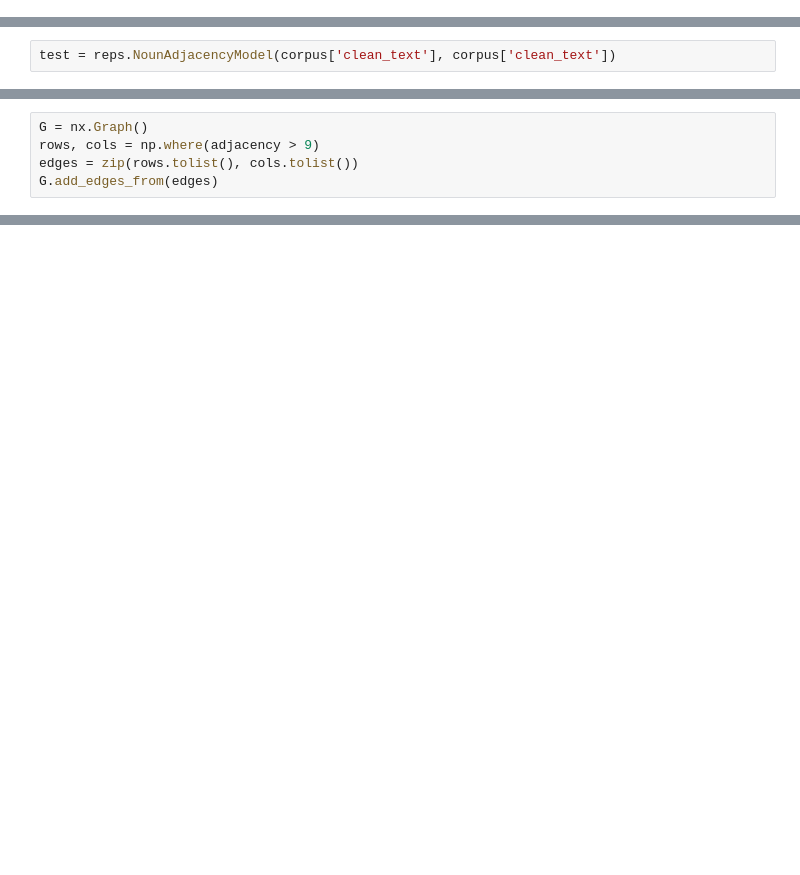
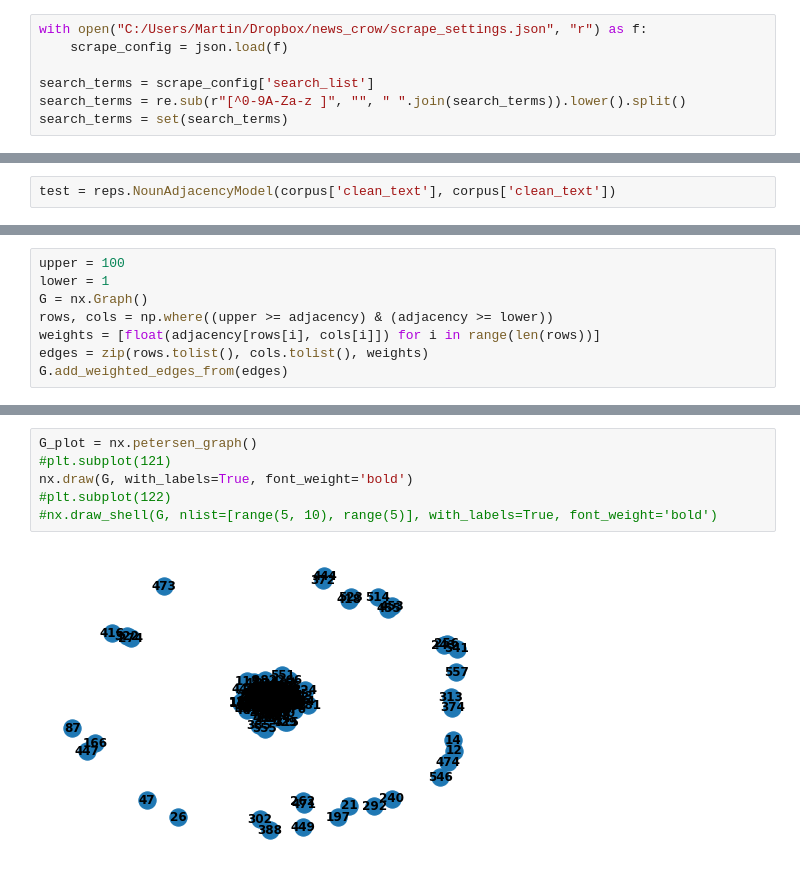
Before and after one commit to MartinChrisWood/news_crow, a Jupyter notebook: 01_topic_pipeline.ipynb, the cells around one changed output, grey strips where cells are left out. Drawn from its saved outputs; the diff is of its cells as text; blank space fills up the shorter version.

```diff
--- a/01_topic_pipeline.ipynb
+++ b/01_topic_pipeline.ipynb
@@ -143,0 +150,7 @@ pd.unique(clusterer.labels_)
+# %%
+with open("C:/Users/Martin/Dropbox/news_crow/scrape_settings.json", "r") as f:
+    scrape_config = json.load(f)
+
+search_terms = scrape_config['search_list']
+search_terms = re.sub(r"[^0-9A-Za-z ]", "", " ".join(search_terms)).lower().split()
+search_terms = set(search_terms)
@@ -163,5 +210,8 @@ import networkx as nx
 # %%
+upper = 100
+lower = 1
 G = nx.Graph()
-rows, cols = np.where(adjacency > 9)
-edges = zip(rows.tolist(), cols.tolist())
-G.add_edges_from(edges)
+rows, cols = np.where((upper >= adjacency) & (adjacency >= lower))
+weights = [float(adjacency[rows[i], cols[i]]) for i in range(len(rows))]
+edges = zip(rows.tolist(), cols.tolist(), weights)
+G.add_weighted_edges_from(edges)
@@ -171,0 +237,8 @@ len(G.edges)
+# %%
+G_plot = nx.petersen_graph()
+#plt.subplot(121)
+nx.draw(G, with_labels=True, font_weight='bold')
+#plt.subplot(122)
+#nx.draw_shell(G, nlist=[range(5, 10), range(5)], with_labels=True, font_weight='bold')
+# %% [output]
+[figure, added]
```
Also changed, not shown: parts of 14 cells of this notebook, 1 other file.
